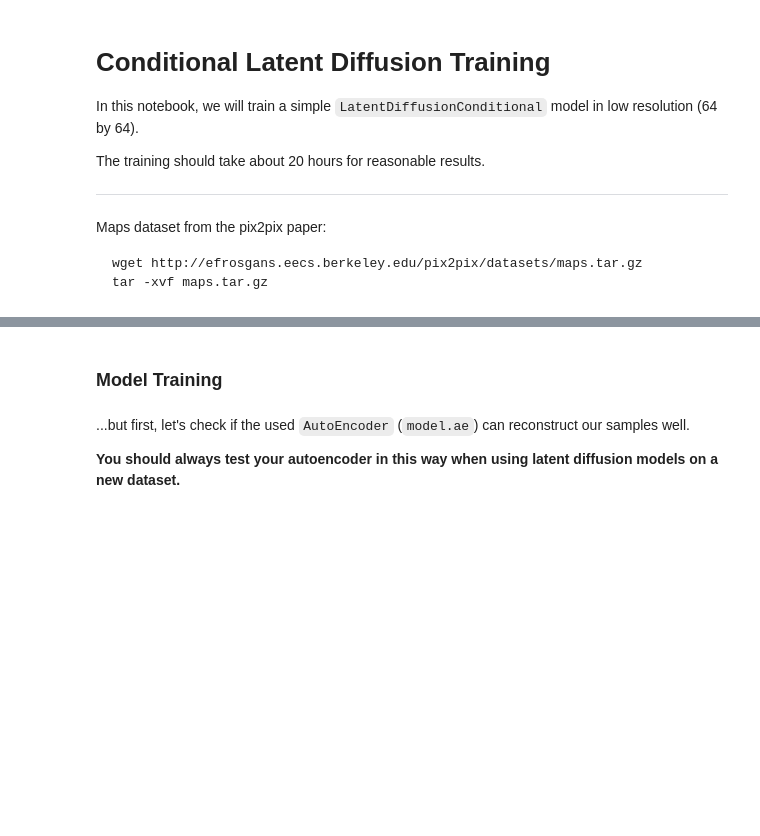
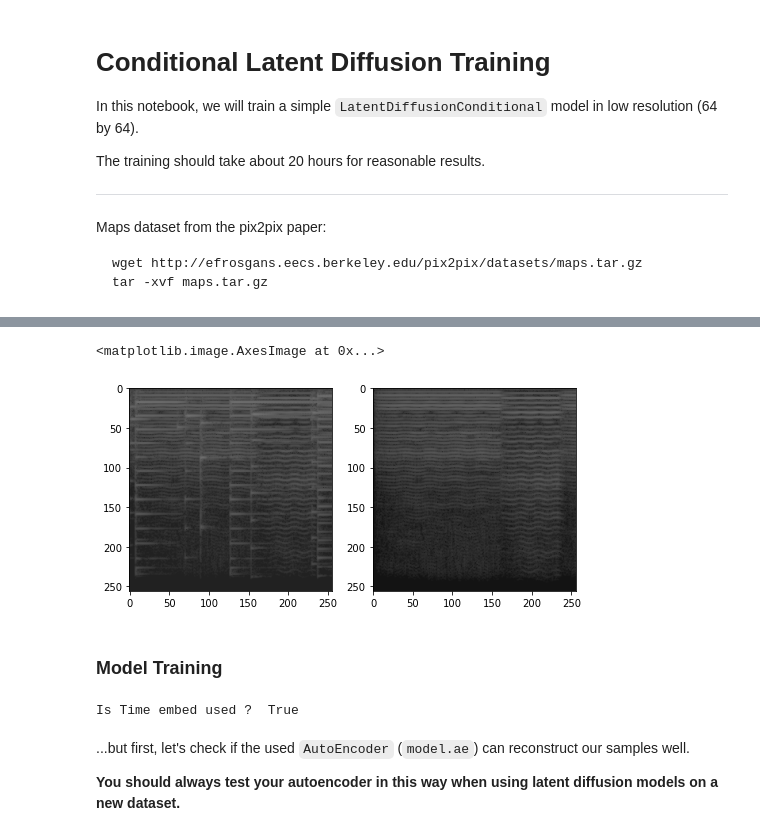
Before and after one commit to aleksolberg/DiffusionFastForward, a Jupyter notebook: 05-Conditional-Latent-Diffusion.ipynb, the cells around one changed output, grey strips where cells are left out. Cells and saved outputs as stored; diff of their text form; code cells hidden in the pictures; blank space fills up the shorter version.

```diff
--- a/05-Conditional-Latent-Diffusion.ipynb
+++ b/05-Conditional-Latent-Diffusion.ipynb
@@ -40,38 +64,43 @@ mpl.rcParams['figure.figsize'] = (8, 8)
 # %%
 from dataset import SpectrogramDataset
 import torchvision.transforms as T
 import PIL
 
 train_ds=SpectrogramDataset(target_dir='datasets/randomMIDI/PianoViolin11025/WAV/train/ins3',
                             condition_dir='datasets/randomMIDI/PianoViolin11025/WAV/train/mix',
                             return_pair=True
                      )
 
 
 valid_ds=SpectrogramDataset(target_dir='datasets/randomMIDI/PianoViolin11025/WAV/val/ins3',
                           condition_dir='datasets/randomMIDI/PianoViolin11025/WAV/val/mix',
                           return_pair=True
                      )
 
 test_ds=SpectrogramDataset(target_dir='datasets/randomMIDI/PianoViolin11025/WAV/test/ins3',
                            condition_dir='datasets/randomMIDI/PianoViolin11025/WAV/test/mix',
                            return_pair=True
                      )
 
 img1,img2=train_ds[0]
 
 plt.subplot(1,2,1)
-plt.imshow(img1['amplitude'].permute(1,2,0))
+plt.imshow(img1.permute(1,2,0))
 plt.subplot(1,2,2)
-plt.imshow(img2['amplitude'].permute(1,2,0))
+plt.imshow(img2.permute(1,2,0))
+# %% [output]
+<matplotlib.image.AxesImage at 0x...>
+[figure, added]
 # %% [markdown]
 ### Model Training
 # %%
 model=LatentDiffusionConditional(train_ds,
                                  valid_dataset=valid_ds,
                                  lr=1e-4,
-                                 batch_size=16,
+                                 batch_size=2,
                                  schedule='cosine')
+# %% [output]
+Is Time embed used ?  True
 # %% [markdown]
 ...but first, let's check if the used `AutoEncoder` (`model.ae`) can reconstruct our samples well.
 
```
Also changed, not shown: parts of 8 cells of this notebook, 3 other files.
